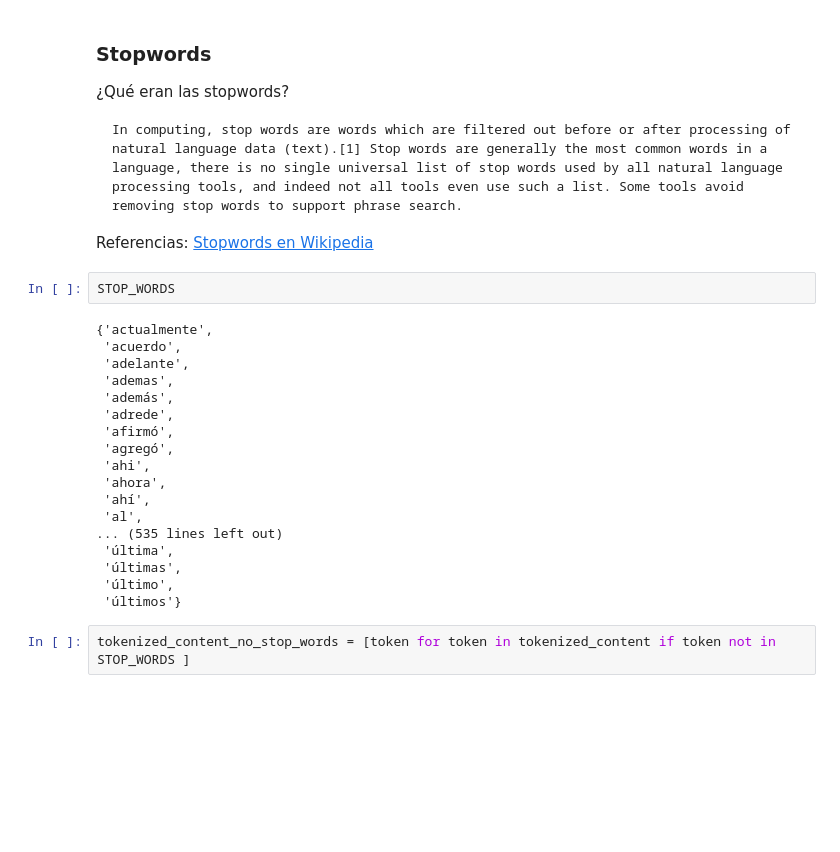
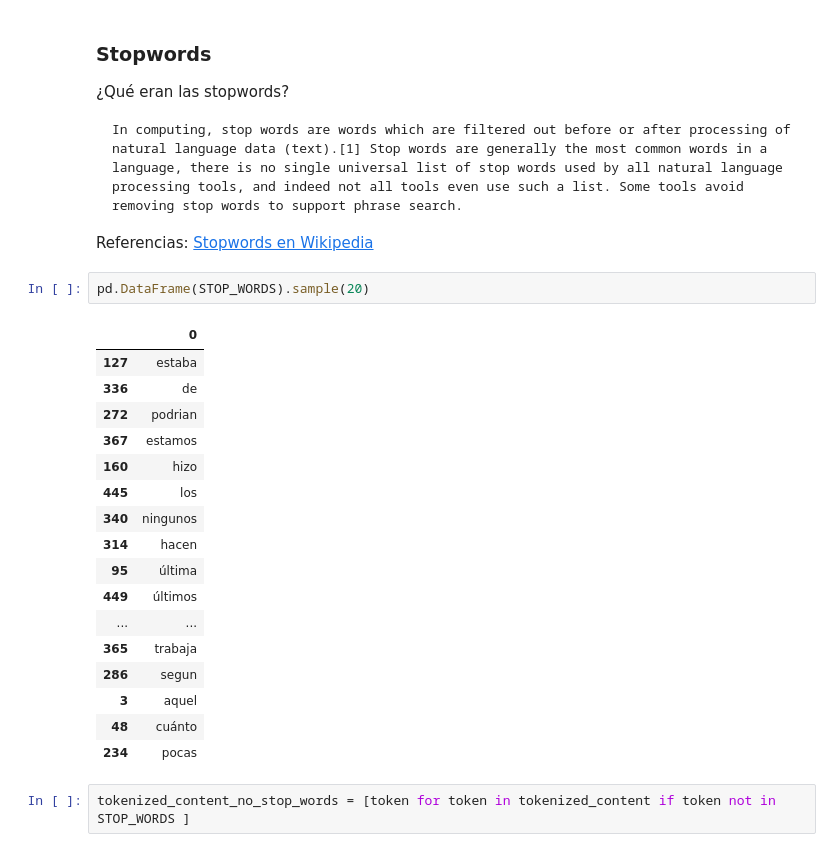
Before and after one commit to dccuchile/CC6205, a Jupyter notebook: tutorials/Auxiliar_1.ipynb, the cells around one changed output. Cells and saved outputs as stored; diff of their text form; blank space fills up the shorter version.

```diff
--- a/tutorials/Auxiliar_1.ipynb
+++ b/tutorials/Auxiliar_1.ipynb
@@ -185,26 +185,26 @@ pd.DataFrame(tokenized_content)
     In computing, stop words are words which are filtered out before or after processing of natural language data (text).[1] Stop words are generally the most common words in a language, there is no single universal list of stop words used by all natural language processing tools, and indeed not all tools even use such a list. Some tools avoid removing stop words to support phrase search.
 
 Referencias: [Stopwords en Wikipedia](https://en.wikipedia.org/wiki/Stop_words)
-# %%
-STOP_WORDS
-# %% [output]
-{'actualmente',
- 'acuerdo',
- 'adelante',
- 'ademas',
- 'además',
- 'adrede',
- 'afirmó',
- 'agregó',
- 'ahi',
- 'ahora',
- 'ahí',
- 'al',
-... (535 lines left out)
- 'última',
- 'últimas',
- 'último',
- 'últimos'}
+# %%
+pd.DataFrame(STOP_WORDS).sample(20)
+# %% [output]
+|  | 0 |
+| 127 | estaba |
+| 336 | de |
+| 272 | podrian |
+| 367 | estamos |
+| 160 | hizo |
+| 445 | los |
+| 340 | ningunos |
+| 314 | hacen |
+| 95 | última |
+| 449 | últimos |
+| ... | ... |
+| 365 | trabaja |
+| 286 | segun |
+| 3 | aquel |
+| 48 | cuánto |
+| 234 | pocas |
 # %%
 tokenized_content_no_stop_words = [token for token in tokenized_content if token not in STOP_WORDS ]
 # %%
```
Also changed, not shown: parts of 19 cells of this notebook.
